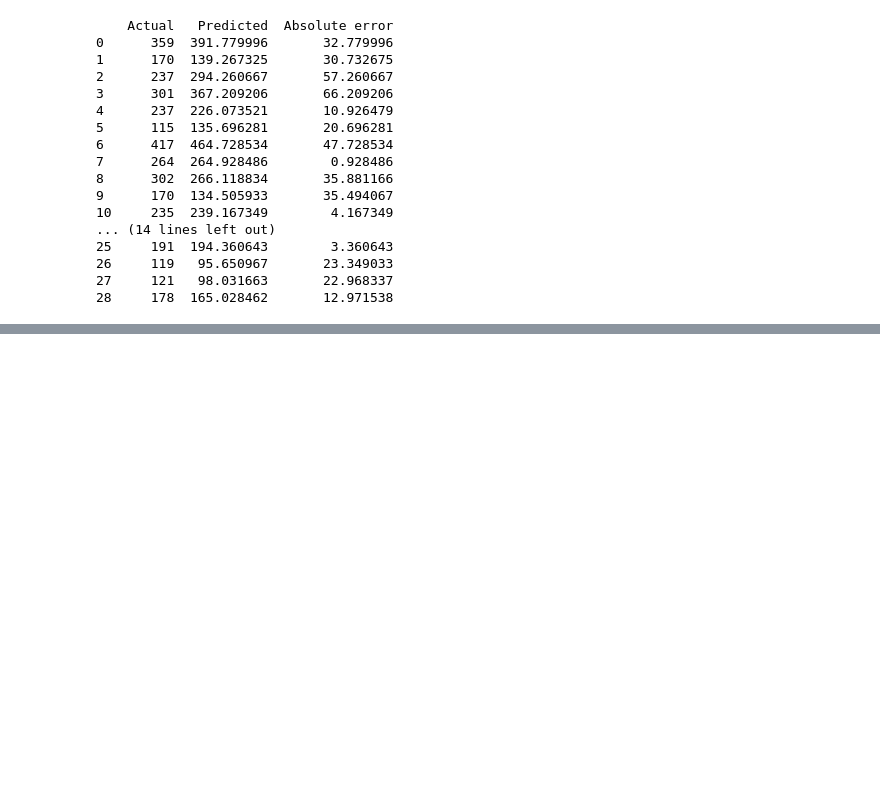
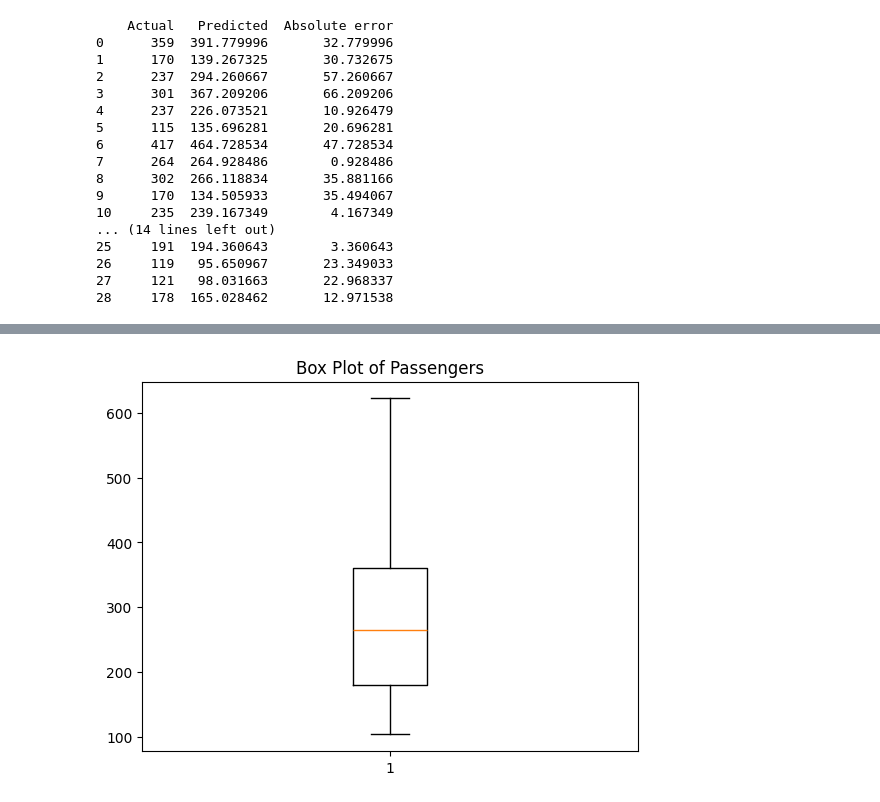
Before and after one commit to amritanshu1968-wq/data-implementation, a Jupyter notebook: Implement flight data.ipynb, the cells around one changed output, grey strips where cells are left out. Cells and saved outputs as stored; diff of their text form; code cells hidden in the pictures; blank space fills up the shorter version.

```diff
--- a/Implement flight data.ipynb
+++ b/Implement flight data.ipynb
@@ -191,0 +192,11 @@ plt.show()
+# %%
+try:
+	df
+except NameError:
+	df = sns.load_dataset('flights')
+
+plt.boxplot(df['passengers'])
+plt.title("Box Plot of Passengers")
+plt.show()
+# %% [output]
+[figure, added]
```
Also changed, not shown: parts of 2 cells of this notebook.
